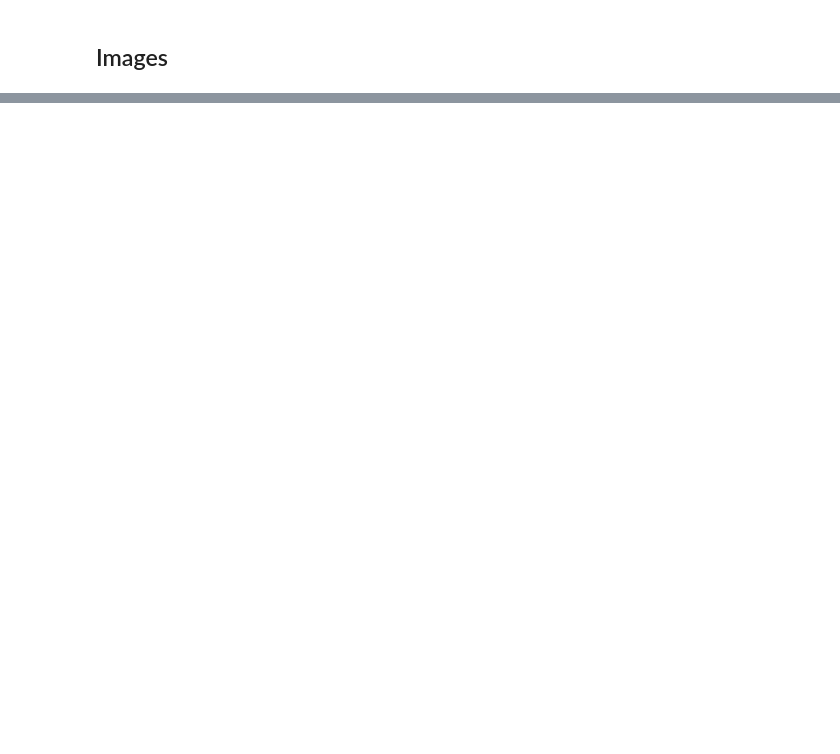
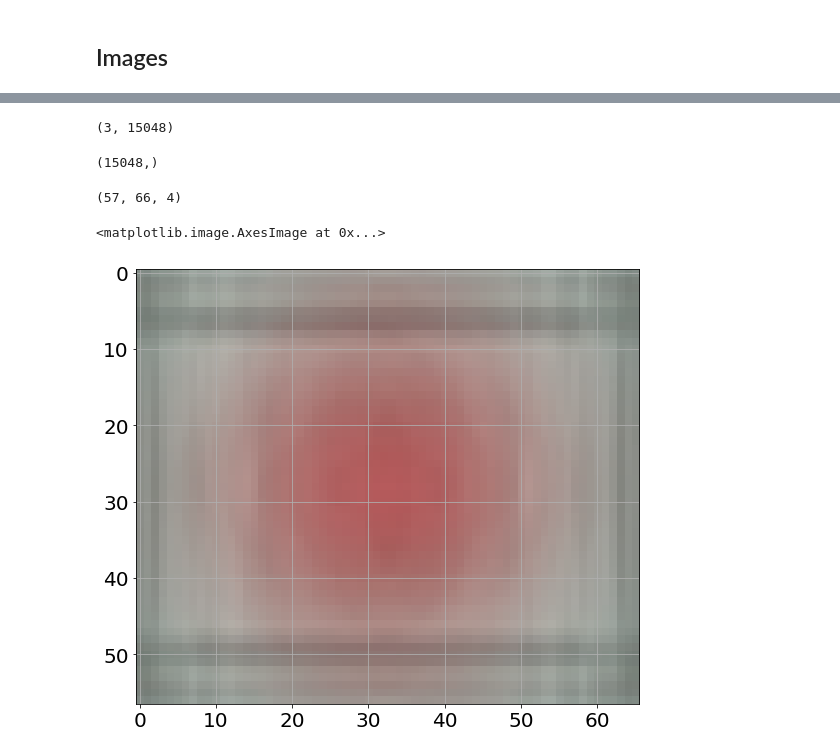
Before and after one commit to bblais/AI-and-Robotics-Fall-2022-Class-Notebooks, a Jupyter notebook: Sprint #4 - Images, Classification, and Neural Networks/2022-11-11 - Classification.ipynb, the cells around one changed output, grey strips where cells are left out. Cells and saved outputs as stored; diff of their text form; code cells hidden in the pictures; blank space fills up the shorter version.

```diff
--- a/Sprint #4 - Images, Classification, and Neural Networks/2022-11-11 - Classification.ipynb
+++ b/Sprint #4 - Images, Classification, and Neural Networks/2022-11-11 - Classification.ipynb
@@ -62,0 +64,2 @@ On Test Set: 96.66666666666667
+# %%
+data=image.images_to_vectors(images)
@@ -62,0 +100,3 @@ On Test Set: 96.66666666666667
+# %%
+C=NaiveBayes()
+C.fit(data_train.vectors,data_train.targets)
@@ -62,0 +112,21 @@ On Test Set: 96.66666666666667
+# %%
+C.means.shape
+# %% [output]
+(3, 15048)
+# %%
+mean0=C.means[0,:]
+# %%
+mean0.shape
+# %% [output]
+(15048,)
+# %%
+im0=mean0.reshape((57,66,4))
+# %%
+im0.shape
+# %% [output]
+(57, 66, 4)
+# %%
+imshow(im0/im0.max())
+# %% [output]
+<matplotlib.image.AxesImage at 0x...>
+[figure, added]
```
Also changed, not shown: parts of 13 cells of this notebook, 7 other files.
